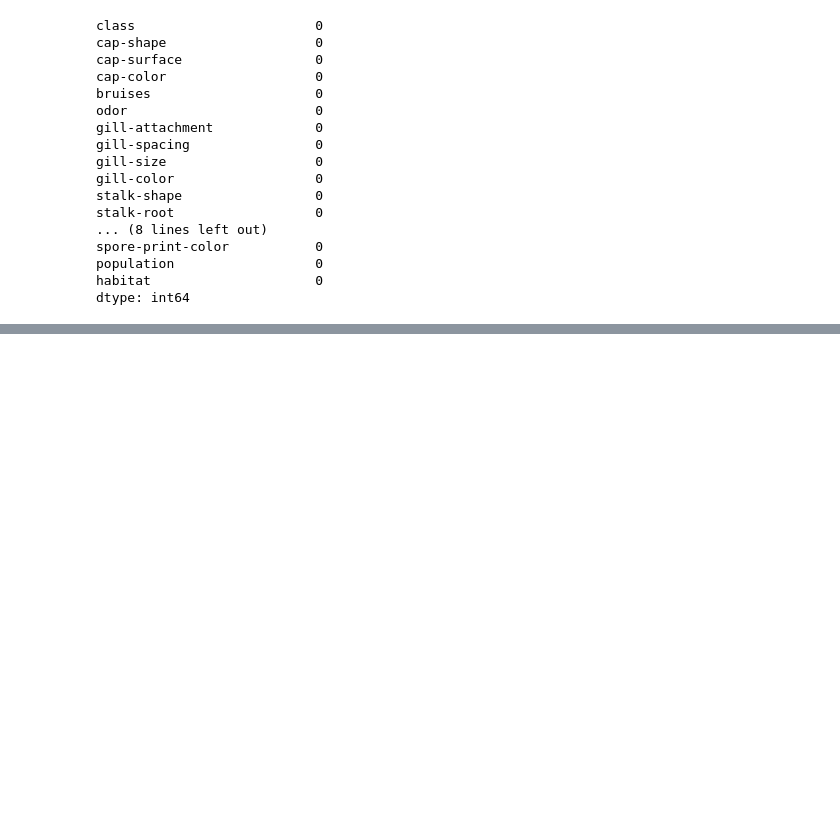
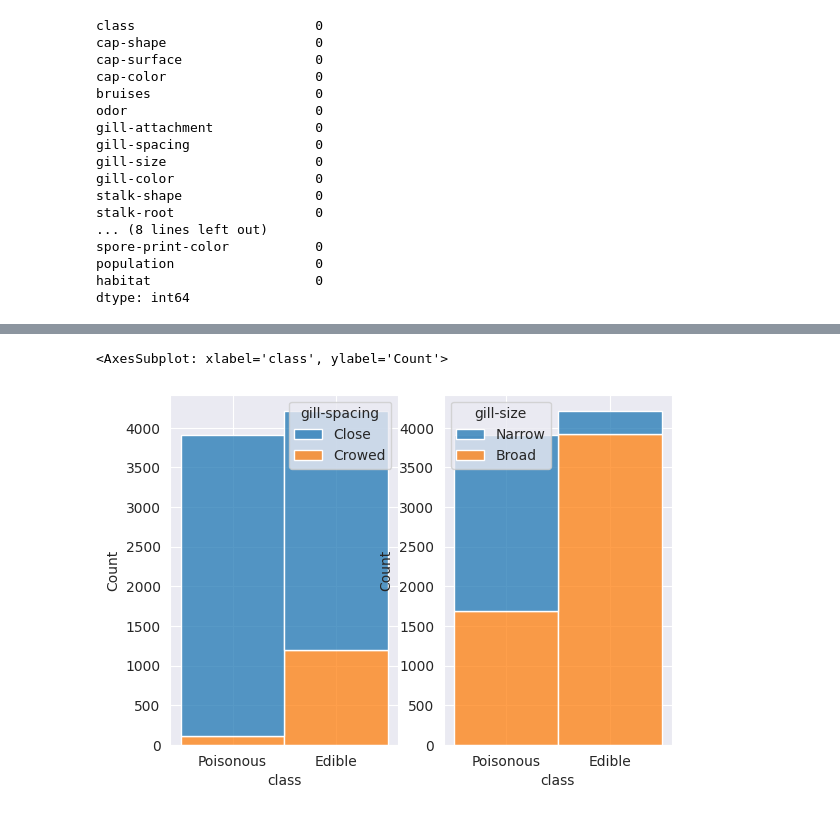
Before and after one commit to AxoloCrypt/Mushroom-Network, a Jupyter notebook: notebooks/preparation.ipynb, the cells around one changed output, grey strips where cells are left out. Drawn from its saved outputs; the diff is of its cells as text; code cells hidden in the pictures; blank space fills up the shorter version.

```diff
--- a/notebooks/preparation.ipynb
+++ b/notebooks/preparation.ipynb
@@ -64,39 +64,3 @@ spore-print-color           0
 population                  0
 habitat                     0
 dtype: int64
-# %%
-def change_class_labels(class_type):
-    type = {
-        'e': 'Edible',
-    }
-    return type.get(class_type, 'Poisonous')
-
-def change_cap_shape_labels(cap_shape):
-    cap = {
-        'b': 'Bell',
-        'c': 'Conical',
-        'x': 'Convex',
-        'f': 'Flat',
-        'k': 'Knobbed',
-        's': 'Sunken'
-    }
-
-    return cap.get(cap_shape)
-
-def change_cap_surface_labels(cap_surface):
-    surface = {
-        'f': 'Fibrous',
-        'g': 'Grooves',
-        'y': 'Scaly',
-        's': 'Smooth'
-    }
-    return surface.get(cap_surface)
-
-
-definitions_df = df.copy()
-definitions_df['class'] = definitions_df['class'].apply(change_class_labels)
-definitions_df['cap-shape'] = definitions_df['cap-shape'].apply(change_cap_shape_labels)
-definitions_df['cap-surface'] = definitions_df['cap-surface'].apply(change_cap_surface_labels)
-
-sns.countplot(data=definitions_df, x="class")
-print(definitions_df['class'].value_counts())
@@ -107,0 +417,11 @@ Name: class, dtype: int64
+# %%
+plt.figure(figsize=(10, 10))
+
+plt.subplot(2,3,1)
+sns.histplot(data=definitions_df, x='class', hue='gill-spacing', multiple='stack')
+
+plt.subplot(2,3,2)
+sns.histplot(data=definitions_df, x='class', hue='gill-size', multiple='stack')
+# %% [output]
+<AxesSubplot: xlabel='class', ylabel='Count'>
+[figure, added]
```
Also changed, not shown: parts of 9 cells of this notebook.
